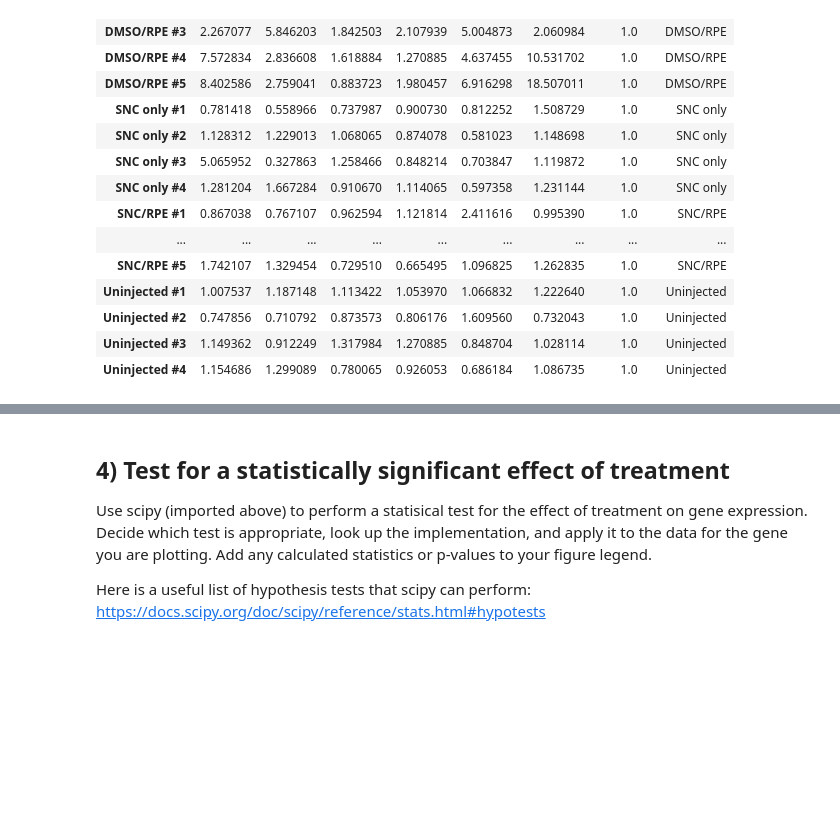
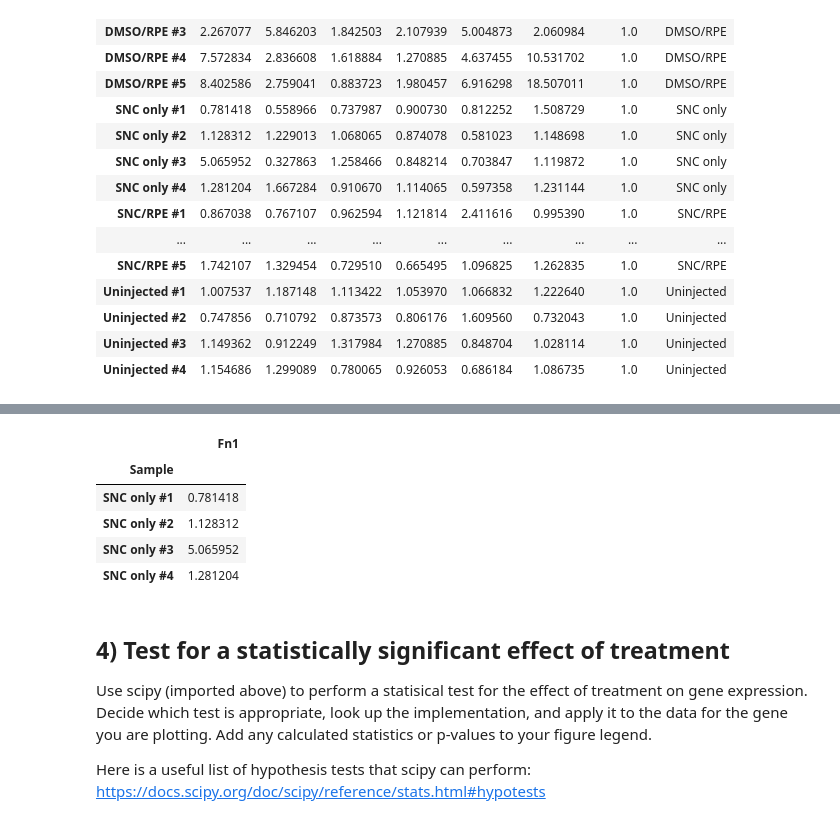
Before and after one commit to AllexaM09/ABIO558-Alexa, a Jupyter notebook: miniproject_1_blank.ipynb, the cells around one changed output, grey strips where cells are left out. Cells and saved outputs as stored; diff of their text form; code cells hidden in the pictures; blank space fills up the shorter version.

```diff
--- a/miniproject_1_blank.ipynb
+++ b/miniproject_1_blank.ipynb
@@ -170,3 +189,15 @@ https://journals.plos.org/plosone/article?id=10.1371/journal.pone.0243626
+# %%
+relative_expression.loc[
+    relative_expression['sample_type'] == 'SNC only',
+    ['Fn1']
+]
+# %% [output]
+|  | Fn1 |
+| Sample |  |
+| SNC only #1 | 0.781418 |
+| SNC only #2 | 1.128312 |
+| SNC only #3 | 5.065952 |
+| SNC only #4 | 1.281204 |
 # %% [markdown]
 ## 4) Test for a statistically significant effect of treatment
 Use scipy (imported above) to perform a statisical test for the effect of treatment on gene expression. Decide which test is appropriate, look up the implementation, and apply it to the data for the gene you are plotting. Add any calculated statistics or p-values to your figure legend.
```
Also changed, not shown: parts of 4 cells of this notebook, 1 other file.
